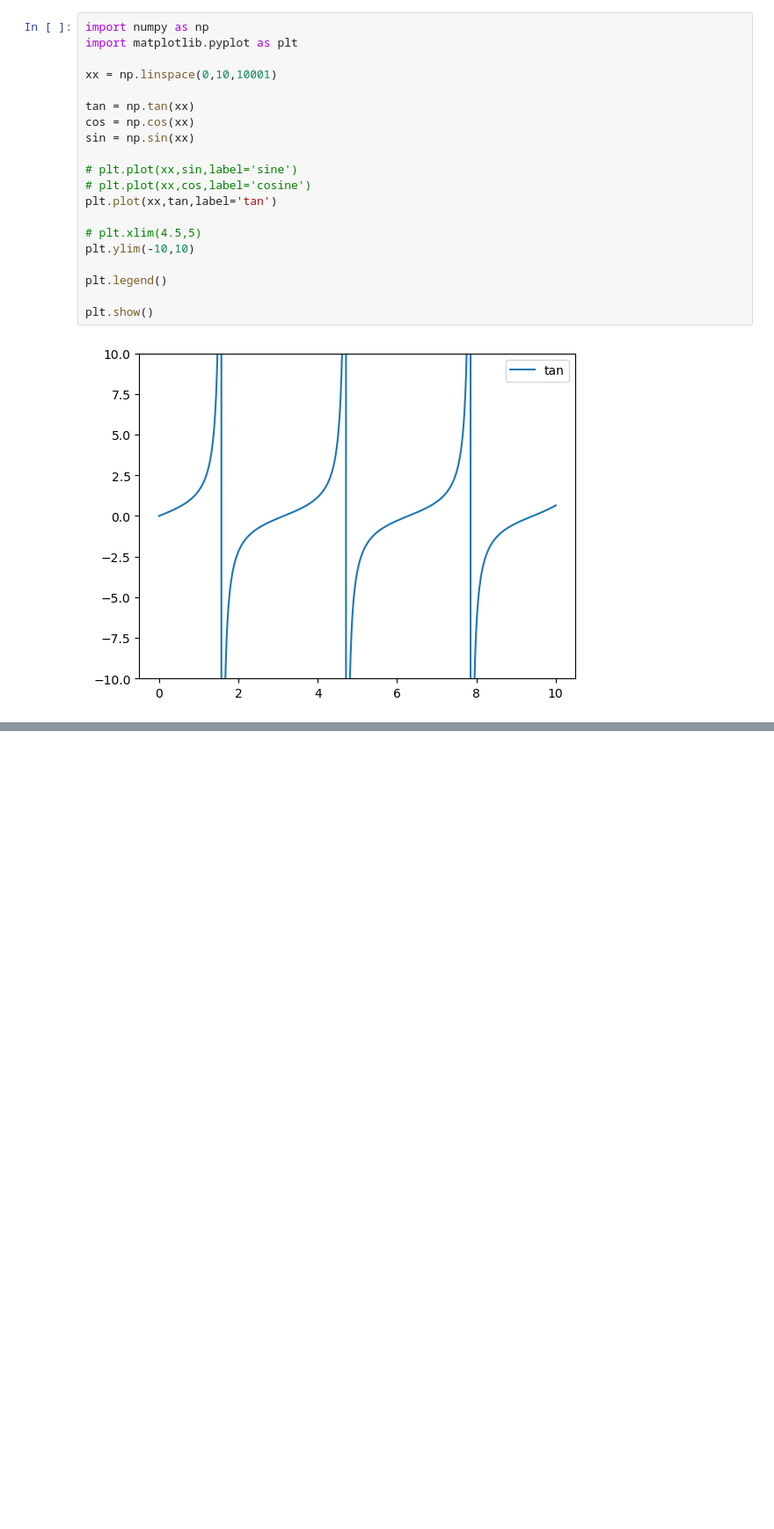
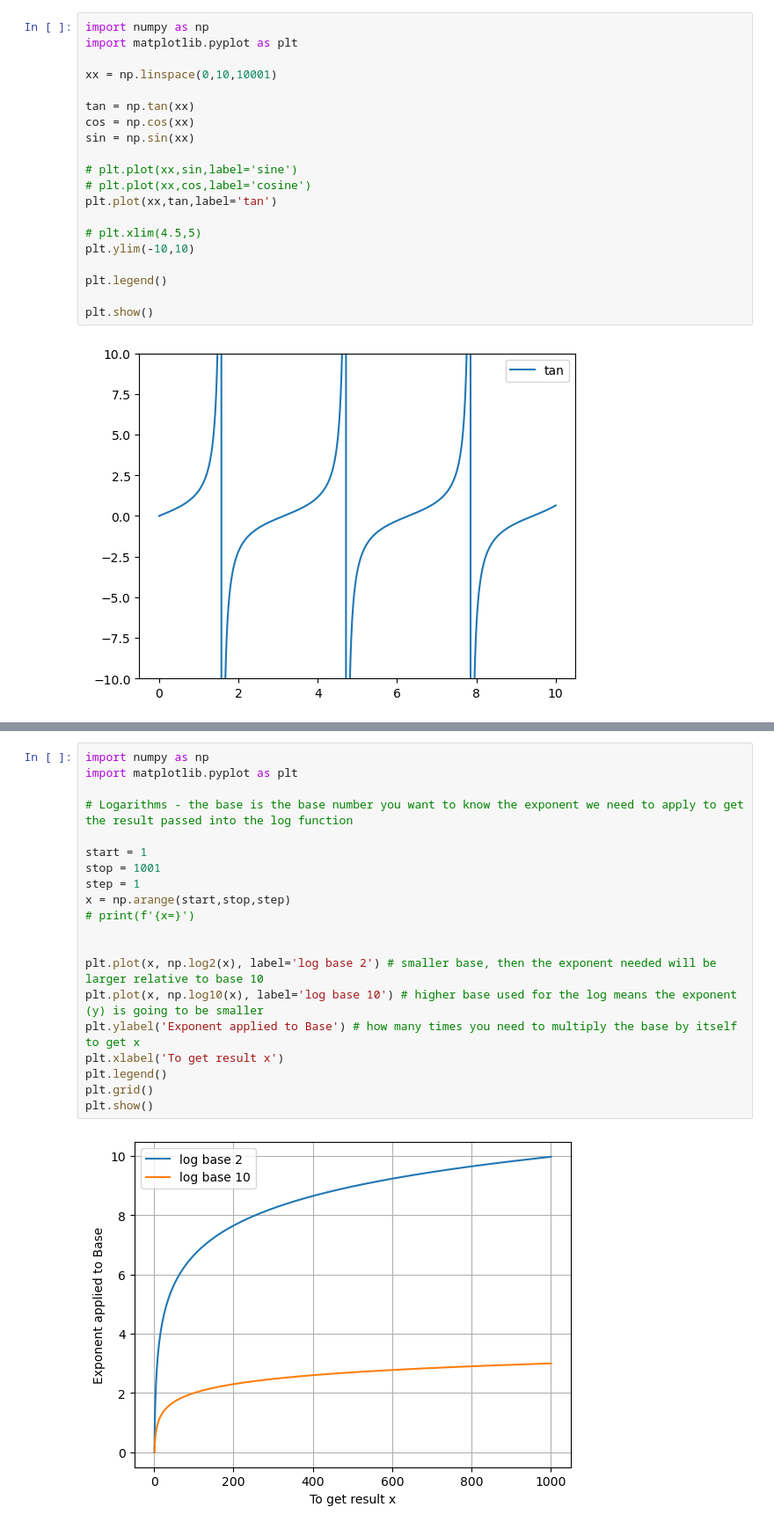
Before and after one commit to BrentGrammer/PROGNOTES, a Jupyter notebook: Chaos/iteration.ipynb, the cells around one changed output, grey strips where cells are left out. Shown at 88% size. Drawn from its saved outputs; the diff is of its cells as text; blank space fills up the shorter version.

```diff
--- a/Chaos/iteration.ipynb
+++ b/Chaos/iteration.ipynb
@@ -295,0 +293,22 @@ TypeError: cannot unpack non-iterable function object
+# %%
+import numpy as np
+import matplotlib.pyplot as plt
+
+# Logarithms - the base is the base number you want to know the exponent we need to apply to get the result passed into the log function
+
+start = 1
+stop = 1001
+step = 1
+x = np.arange(start,stop,step)
+# print(f'{x=}')
+
+
+plt.plot(x, np.log2(x), label='log base 2') # smaller base, then the exponent needed will be larger relative to base 10
+plt.plot(x, np.log10(x), label='log base 10') # higher base used for the log means the exponent (y) is going to be smaller
+plt.ylabel('Exponent applied to Base') # how many times you need to multiply the base by itself to get x
+plt.xlabel('To get result x')
+plt.legend()
+plt.grid()
+plt.show()
+# %% [output]
+[figure, added]
```
Also changed, not shown: parts of 6 cells of this notebook, 2 other files.
